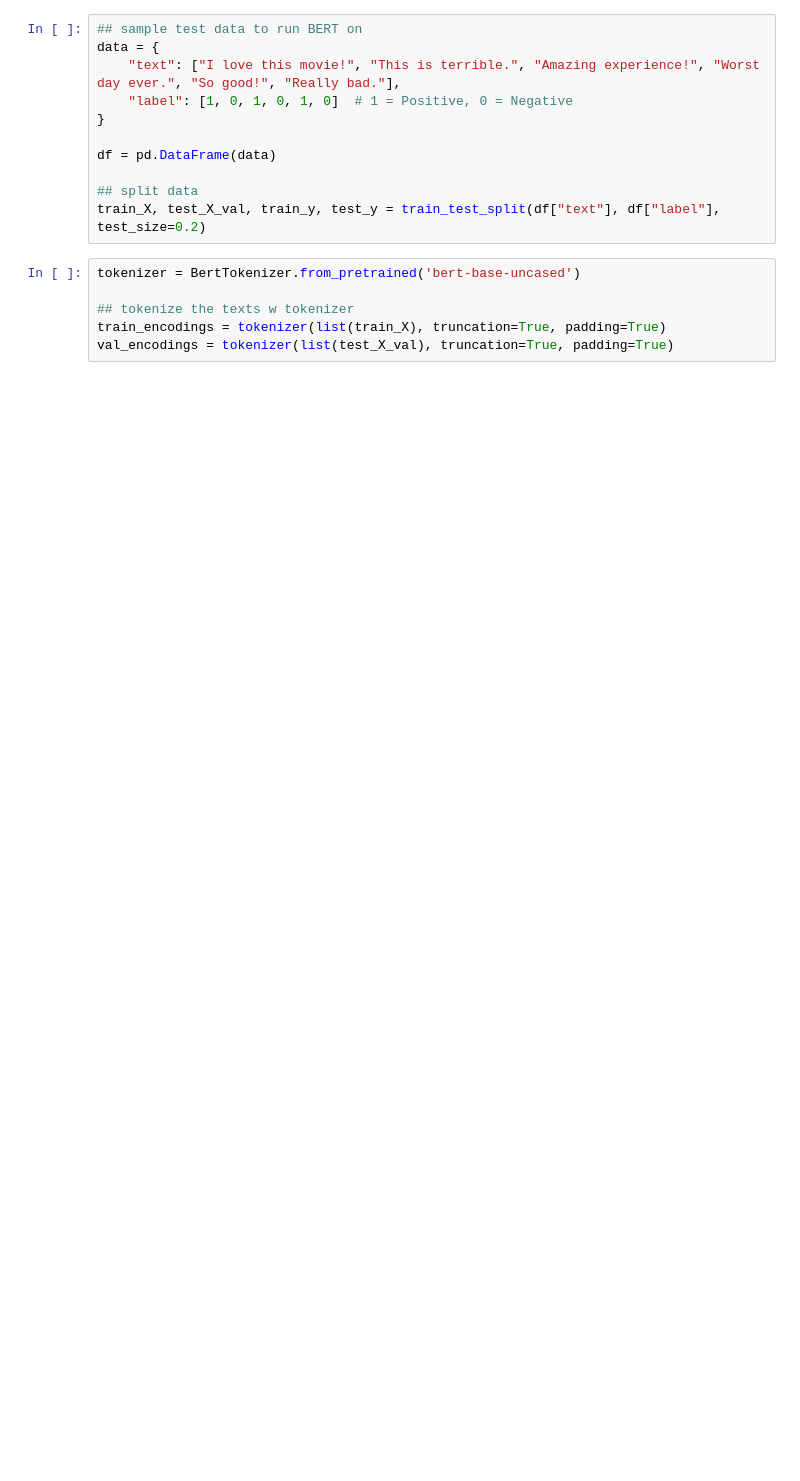
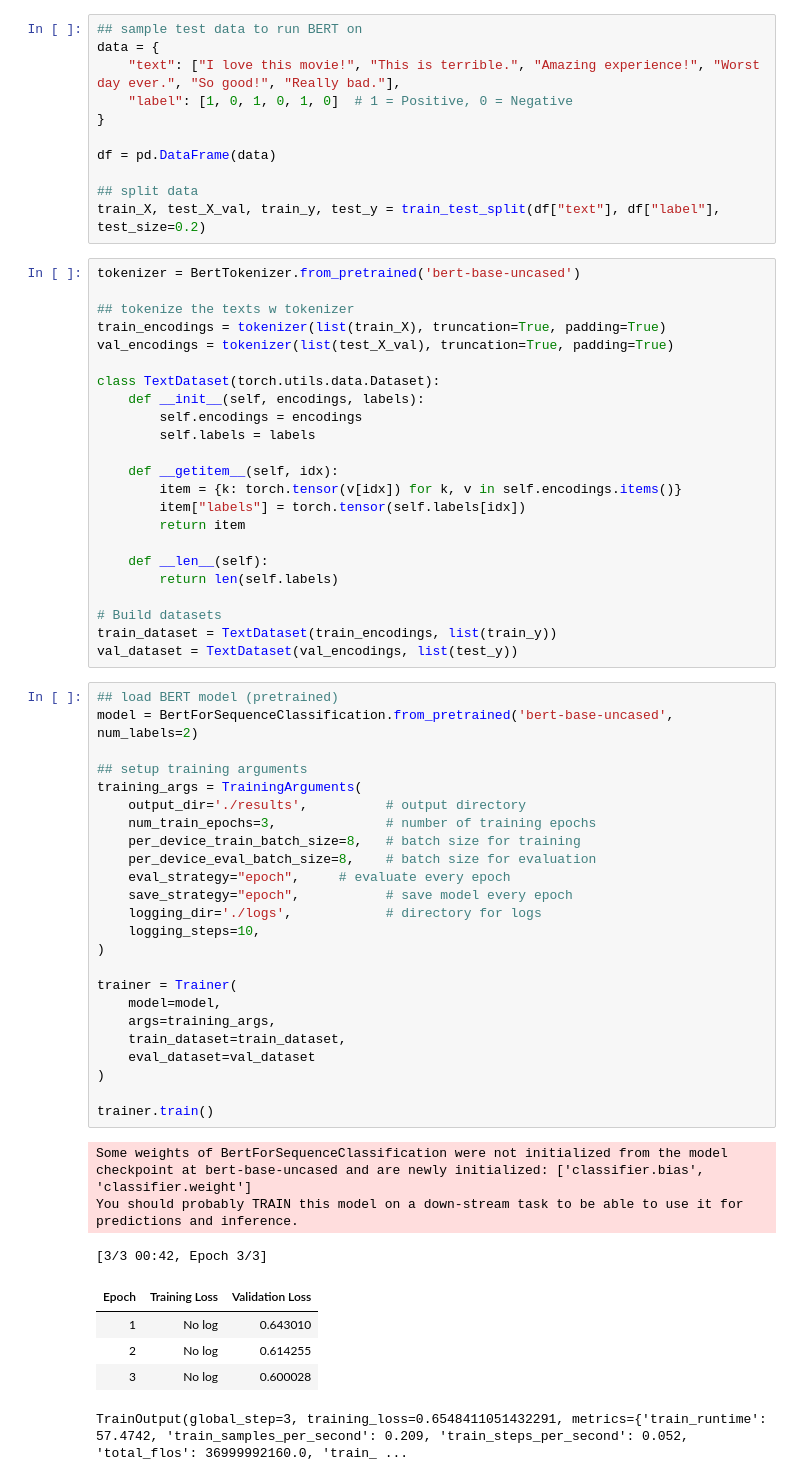
Before and after one commit to ebeckk/ml_text_classifier, a Jupyter notebook: bert_test_implementation.ipynb, the cells around one changed output. Drawn from its saved outputs; the diff is of its cells as text; blank space fills up the shorter version.

Commit message:
bert test implementation

```diff
--- a/bert_test_implementation.ipynb
+++ b/bert_test_implementation.ipynb
@@ -45,3 +57,53 @@ tokenizer = BertTokenizer.from_pretrained('bert-base-uncased')
 ## tokenize the texts w tokenizer
 train_encodings = tokenizer(list(train_X), truncation=True, padding=True)
 val_encodings = tokenizer(list(test_X_val), truncation=True, padding=True)
+
+class TextDataset(torch.utils.data.Dataset):
+    def __init__(self, encodings, labels):
+        self.encodings = encodings
+        self.labels = labels
+
+    def __getitem__(self, idx):
+        item = {k: torch.tensor(v[idx]) for k, v in self.encodings.items()}
+        item["labels"] = torch.tensor(self.labels[idx])
+        return item
+
+    def __len__(self):
+        return len(self.labels)
+
+# Build datasets
+train_dataset = TextDataset(train_encodings, list(train_y))
+val_dataset = TextDataset(val_encodings, list(test_y))
+# %%
+## load BERT model (pretrained)
+model = BertForSequenceClassification.from_pretrained('bert-base-uncased', num_labels=2)
+
+## setup training arguments
+training_args = TrainingArguments(
+    output_dir='./results',          # output directory
+    num_train_epochs=3,              # number of training epochs
+    per_device_train_batch_size=8,   # batch size for training
+    per_device_eval_batch_size=8,    # batch size for evaluation
+    eval_strategy="epoch",     # evaluate every epoch
+    save_strategy="epoch",           # save model every epoch
+    logging_dir='./logs',            # directory for logs
+    logging_steps=10,
+)
+
+trainer = Trainer(
+    model=model,
+    args=training_args,
+    train_dataset=train_dataset,
+    eval_dataset=val_dataset
+)
+
+trainer.train()
+# %% [output]
+Some weights of BertForSequenceClassification were not initialized from the model checkpoint at bert-base-uncased and are newly initialized: ['classifier.bias', 'classifier.weight']
+You should probably TRAIN this model on a down-stream task to be able to use it for predictions and inference.
+[3/3 00:42, Epoch 3/3]
+| Epoch | Training Loss | Validation Loss |
+| 1 | No log | 0.643010 |
+| 2 | No log | 0.614255 |
+| 3 | No log | 0.600028 |
+TrainOutput(global_step=3, training_loss=0.6548411051432291, metrics={'train_runtime': 57.4742, 'train_samples_per_second': 0.209, 'train_steps_per_second': 0.052, 'total_flos': 36999992160.0, 'train_ ...
```
Also changed, not shown: parts of 5 cells of this notebook.
